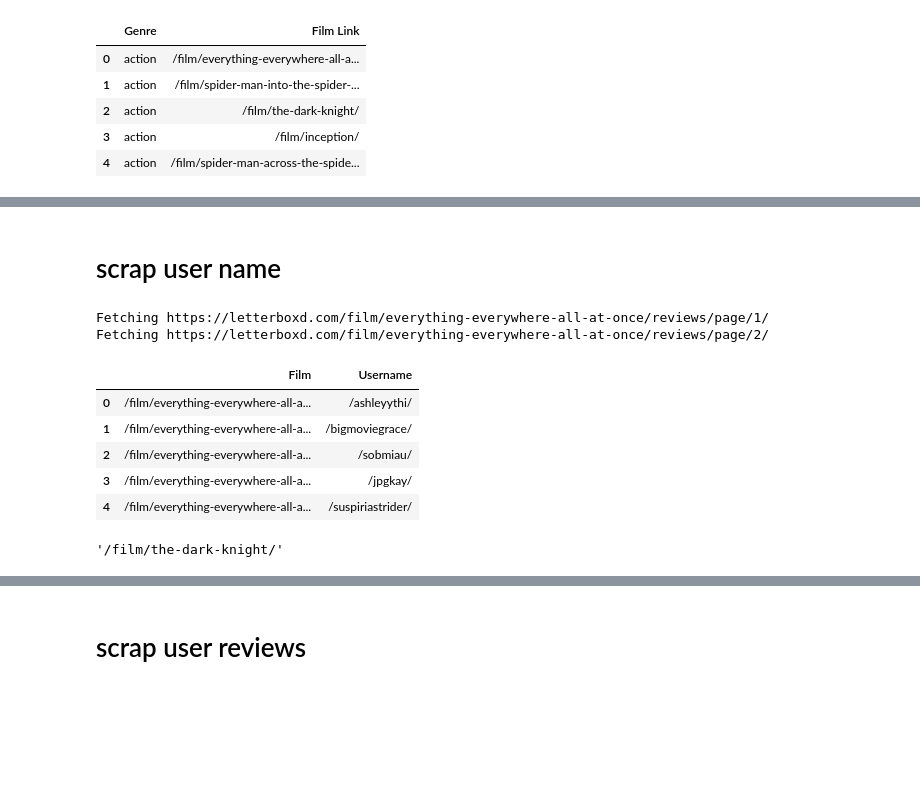
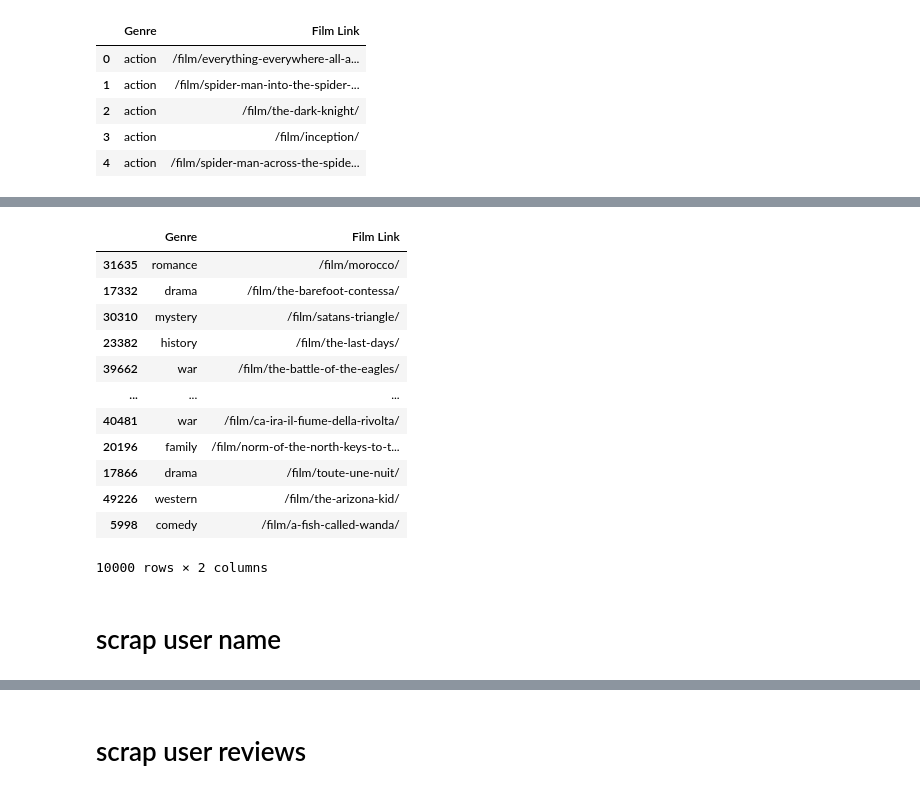
Before and after one commit to LishuangDeng/Recommandation_Systems, a Jupyter notebook: Data_scraping.ipynb, the cells around one changed output, grey strips where cells are left out. Drawn from its saved outputs; the diff is of its cells as text; code cells hidden in the pictures; blank space fills up the shorter version.

```diff
--- a/Data_scraping.ipynb
+++ b/Data_scraping.ipynb
@@ -143,3 +164,21 @@ film.head()
+# %%
+# Randomly select 10,000 rows
+film = film.sample(n=10000, random_state=1)  # random_state is optional but ensures reproducibility
+film
+# %% [output]
+|  | Genre | Film Link |
+| 31635 | romance | /film/morocco/ |
+| 17332 | drama | /film/the-barefoot-contessa/ |
+| 30310 | mystery | /film/satans-triangle/ |
+| 23382 | history | /film/the-last-days/ |
+| 39662 | war | /film/the-battle-of-the-eagles/ |
+| ... | ... | ... |
+| 40481 | war | /film/ca-ira-il-fiume-della-rivolta/ |
+| 20196 | family | /film/norm-of-the-north-keys-to-t... |
+| 17866 | drama | /film/toute-une-nuit/ |
+| 49226 | western | /film/the-arizona-kid/ |
+| 5998 | comedy | /film/a-fish-called-wanda/ |
+10000 rows × 2 columns
 # %% [markdown]
 # scrap user name
 # %%
@@ -191,19 +260,0 @@ def scrap_usernames(film_name, pages):
-# %%
-# Example usage
-film_name = '/film/everything-everywhere-all-at-once/'  # The name of the film
-pages = 2  # Number of pages to scrape for the film
-df = scrap_usernames(film_name, pages)
-df.head()
-# %% [output]
-Fetching https://letterboxd.com/film/everything-everywhere-all-at-once/reviews/page/1/
-Fetching https://letterboxd.com/film/everything-everywhere-all-at-once/reviews/page/2/
-|  | Film | Username |
-| 0 | /film/everything-everywhere-all-a... | /ashleyythi/ |
-| 1 | /film/everything-everywhere-all-a... | /bigmoviegrace/ |
-| 2 | /film/everything-everywhere-all-a... | /sobmiau/ |
-| 3 | /film/everything-everywhere-all-a... | /jpgkay/ |
-| 4 | /film/everything-everywhere-all-a... | /suspiriastrider/ |
-# %%
-film["Film Link"][2]
-# %% [output]
-'/film/the-dark-knight/'
```
Also changed, not shown: parts of 16 cells of this notebook.
